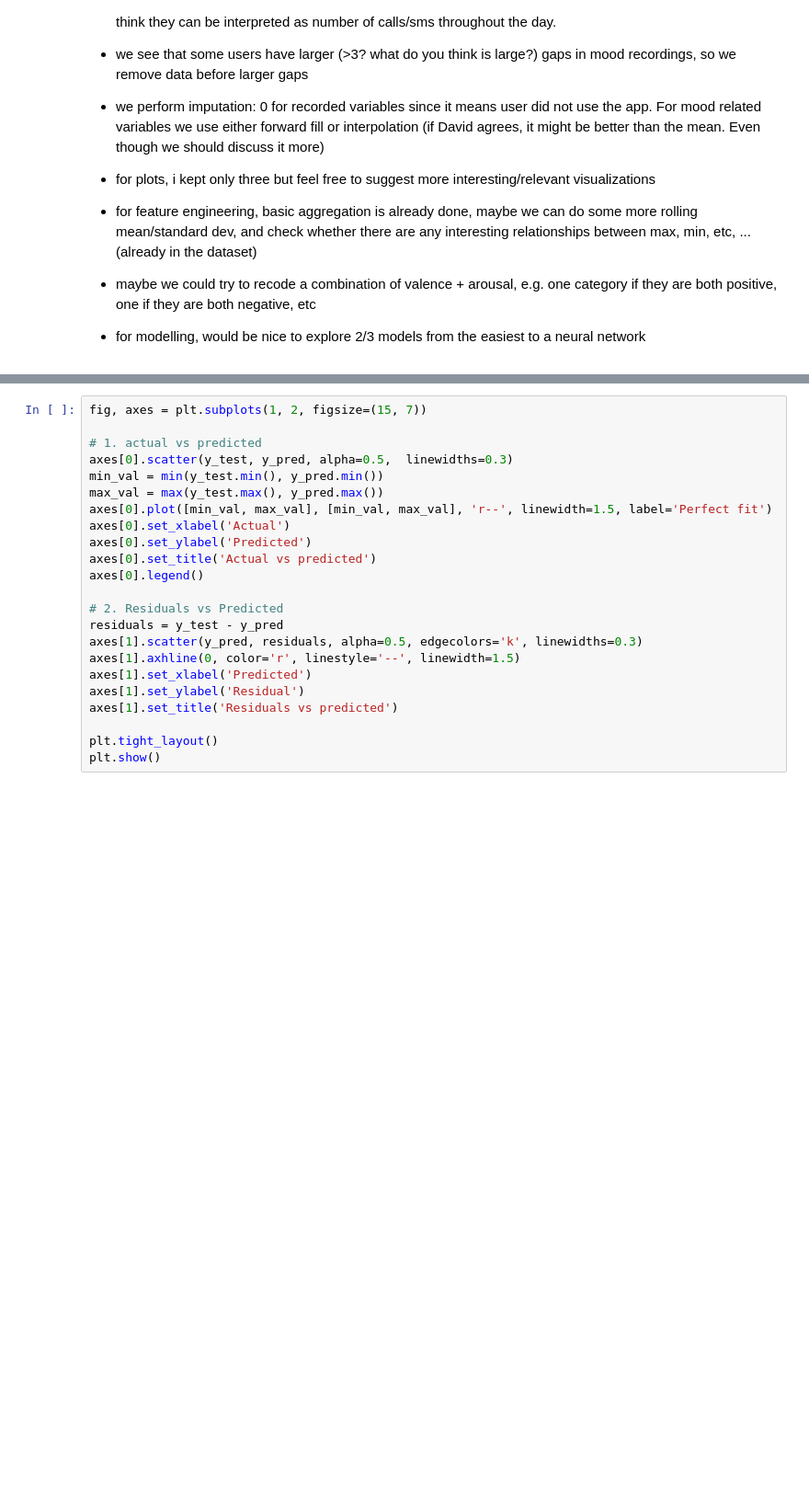
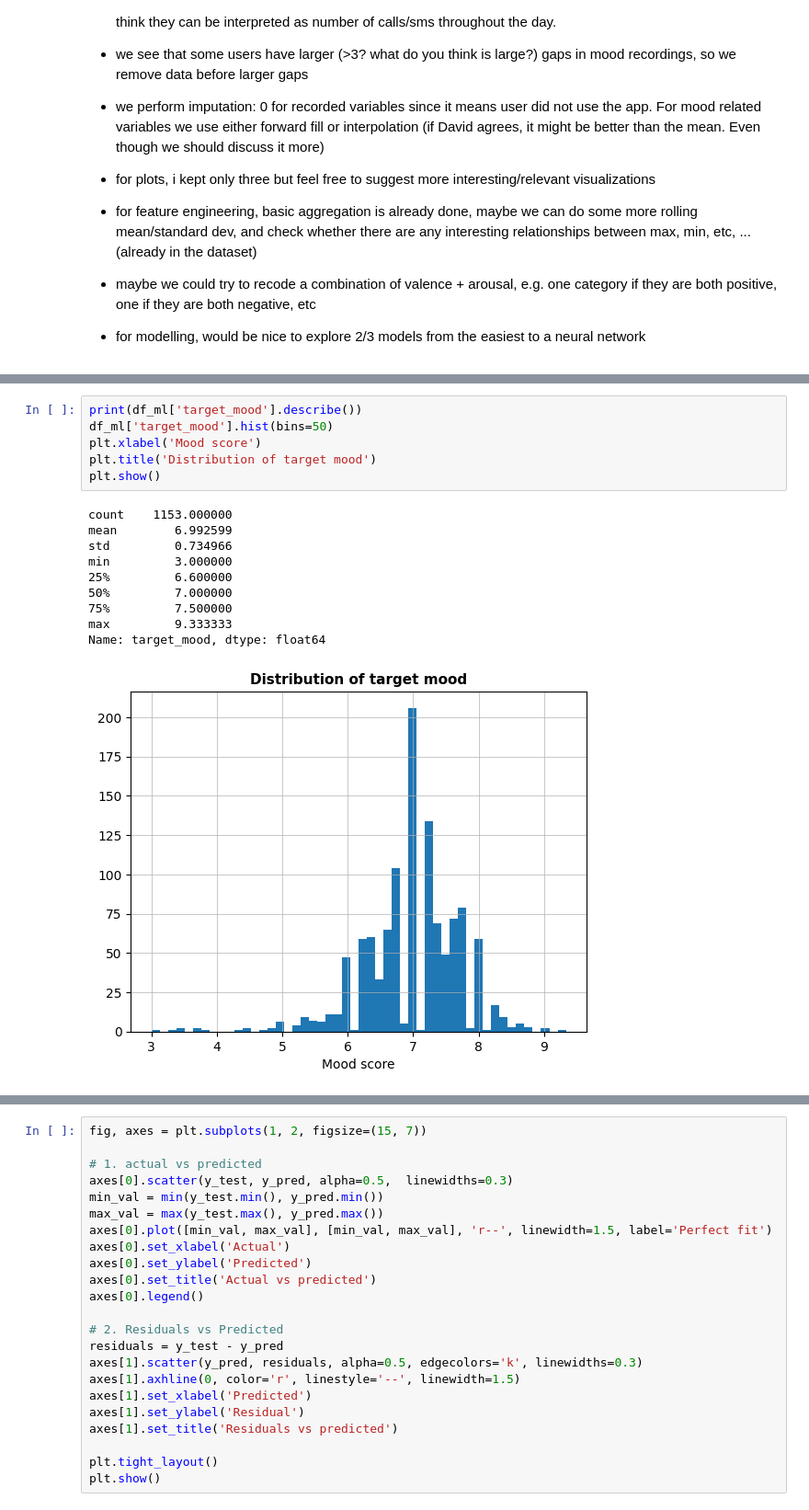
Before and after one commit to alicja-a-d/Data_Mining, a Jupyter notebook: assignment1_DMT_v1.ipynb, the cells around one changed output, grey strips where cells are left out. Shown at 92% size. Saved outputs shown, nothing was run; the diff lists cells and outputs as text; blank space fills up the shorter version.

```diff
--- a/assignment1_DMT_v1.ipynb
+++ b/assignment1_DMT_v1.ipynb
@@ -638,0 +646,17 @@ I merged 1A and 1B:
+# %%
+print(df_ml['target_mood'].describe())
+df_ml['target_mood'].hist(bins=50)
+plt.xlabel('Mood score')
+plt.title('Distribution of target mood')
+plt.show()
+# %% [output]
+count    1153.000000
+mean        6.992599
+std         0.734966
+min         3.000000
+25%         6.600000
+50%         7.000000
+75%         7.500000
+max         9.333333
+Name: target_mood, dtype: float64
+[figure, added]
```
Also changed, not shown: parts of 7 cells of this notebook.
